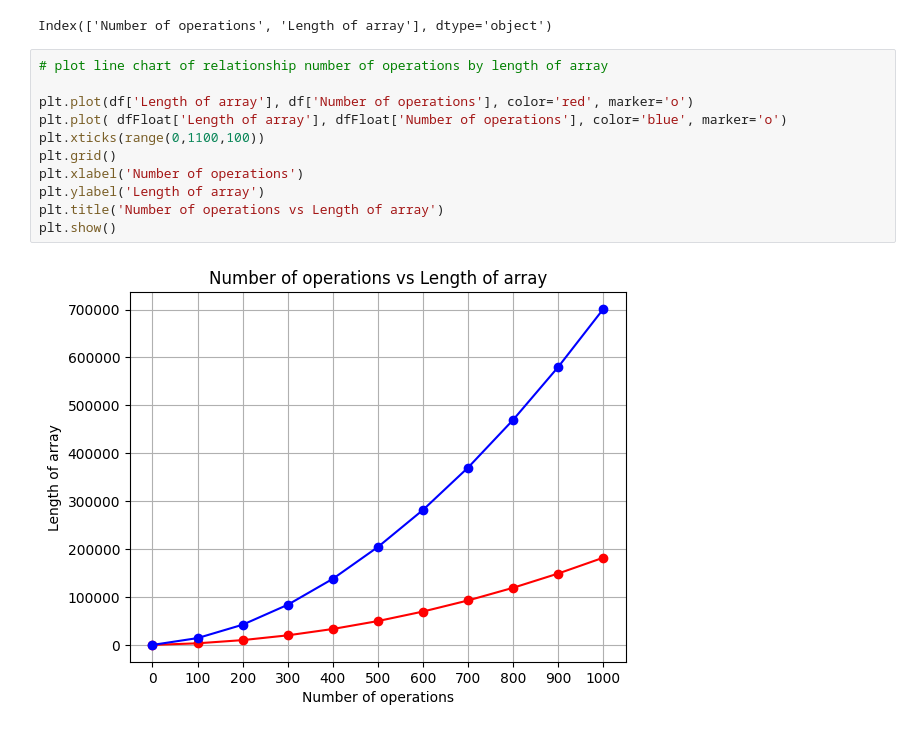
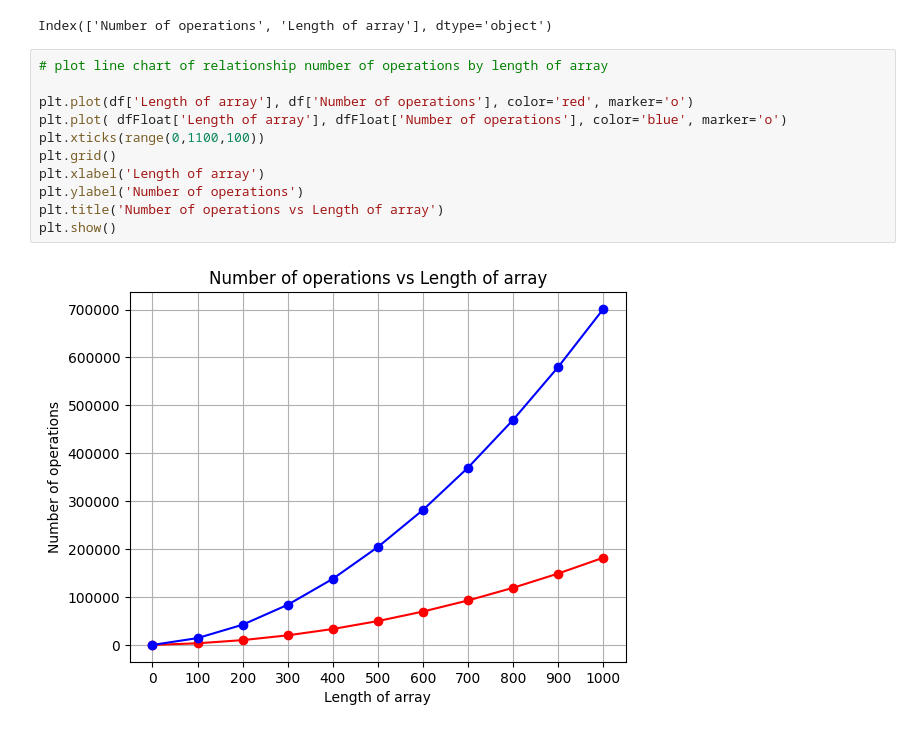
Before and after one commit to Arithz/cpt212, a Jupyter notebook: test.ipynb, the cells around one changed output. Cells and saved outputs as stored; diff of their text form.

```diff
--- a/test.ipynb
+++ b/test.ipynb
@@ -11,13 +11,13 @@ Index(['Number of operations', 'Length of array'], dtype='object')
 # %%
 # plot line chart of relationship number of operations by length of array
 
 plt.plot(df['Length of array'], df['Number of operations'], color='red', marker='o')
 plt.plot( dfFloat['Length of array'], dfFloat['Number of operations'], color='blue', marker='o')
 plt.xticks(range(0,1100,100))
 plt.grid()
-plt.xlabel('Number of operations')
-plt.ylabel('Length of array')
+plt.xlabel('Length of array')
+plt.ylabel('Number of operations')
 plt.title('Number of operations vs Length of array')
 plt.show()
 # %% [output]
-[figure, old version]
+[figure, new version]
```
